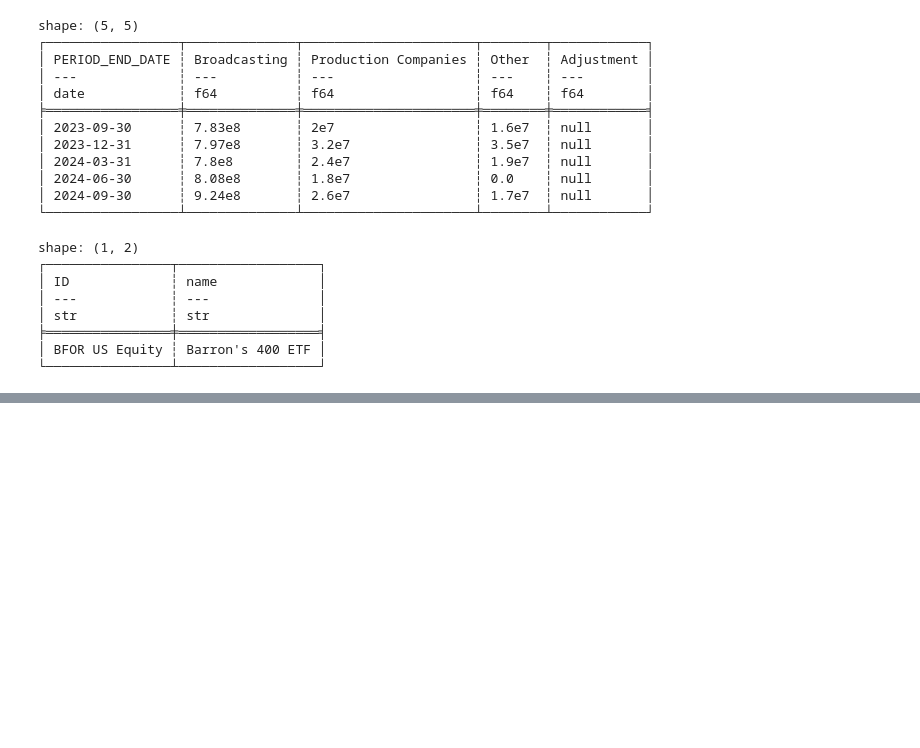
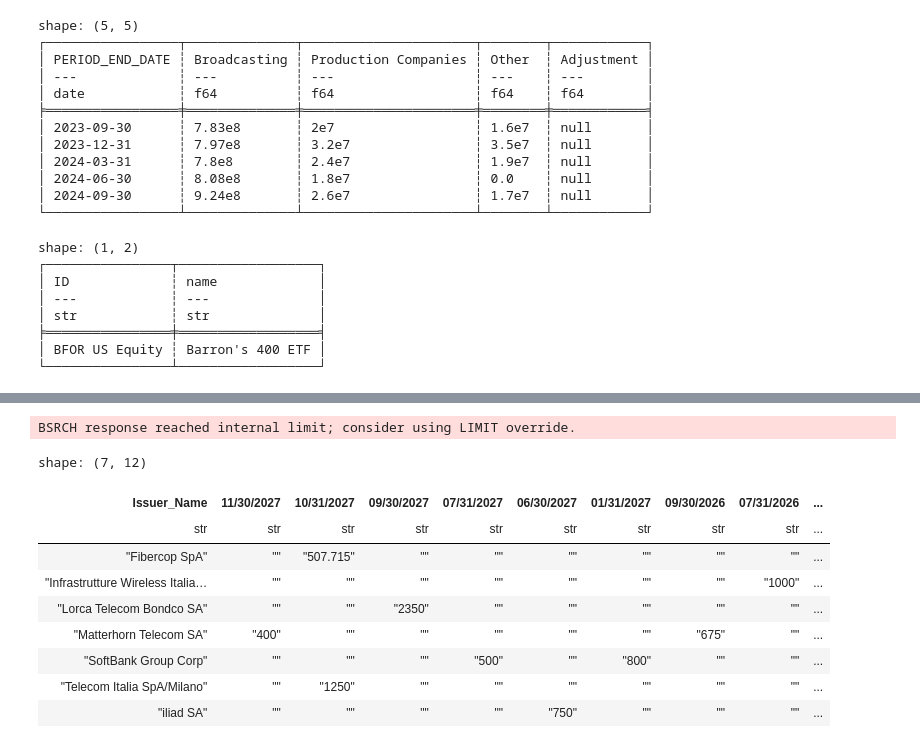
Before and after one commit to MarekOzana/polars-bloomberg, a Jupyter notebook: examples/Examples.ipynb, the cells around one changed output, grey strips where cells are left out. Saved outputs shown, nothing was run; the diff lists cells and outputs as text; code cells hidden in the pictures; blank space fills up the shorter version.

```diff
--- a/examples/Examples.ipynb
+++ b/examples/Examples.ipynb
@@ -624,0 +622,6 @@ shape: (70, 5)
+# %%
+# list of instruments from a stored search
+
+with BQuery() as bq:
+    df = bq.bsrch("FI:SRCHEX.@COCO", {"LIMIT": 2})
+print(df)
@@ -624,0 +638,23 @@ shape: (70, 5)
+# %%
+# Pull BI Template with issuance from BB Communication issuers
+
+with BQuery() as bq:
+    df = bq.bsrch(
+        "BI:TPD",
+        overrides={
+            "BIKEY": "6WR0B4OSPT0R8JMZQJJ8NFI1B",
+        },
+    )
+df
+# %% [output]
+BSRCH response reached internal limit; consider using LIMIT override.
+shape: (7, 12)
+| Issuer_Name | 11/30/2027 | 10/31/2027 | 09/30/2027 | 07/31/2027 | 06/30/2027 | 01/31/2027 | 09/30/2026 | 07/31/2026 | ... |
+| str | str | str | str | str | str | str | str | str | ... |
+| "Fibercop SpA" | "" | "507.715" | "" | "" | "" | "" | "" | "" | ... |
+| "Infrastrutture Wireless Italia… | "" | "" | "" | "" | "" | "" | "" | "1000" | ... |
+| "Lorca Telecom Bondco SA" | "" | "" | "2350" | "" | "" | "" | "" | "" | ... |
+| "Matterhorn Telecom SA" | "400" | "" | "" | "" | "" | "" | "675" | "" | ... |
+| "SoftBank Group Corp" | "" | "" | "" | "500" | "" | "800" | "" | "" | ... |
+| "Telecom Italia SpA/Milano" | "" | "1250" | "" | "" | "" | "" | "" | "" | ... |
+| "iliad SA" | "" | "" | "" | "" | "750" | "" | "" | "" | ... |
```
Also changed, not shown: parts of 20 cells of this notebook, 3 other files.
